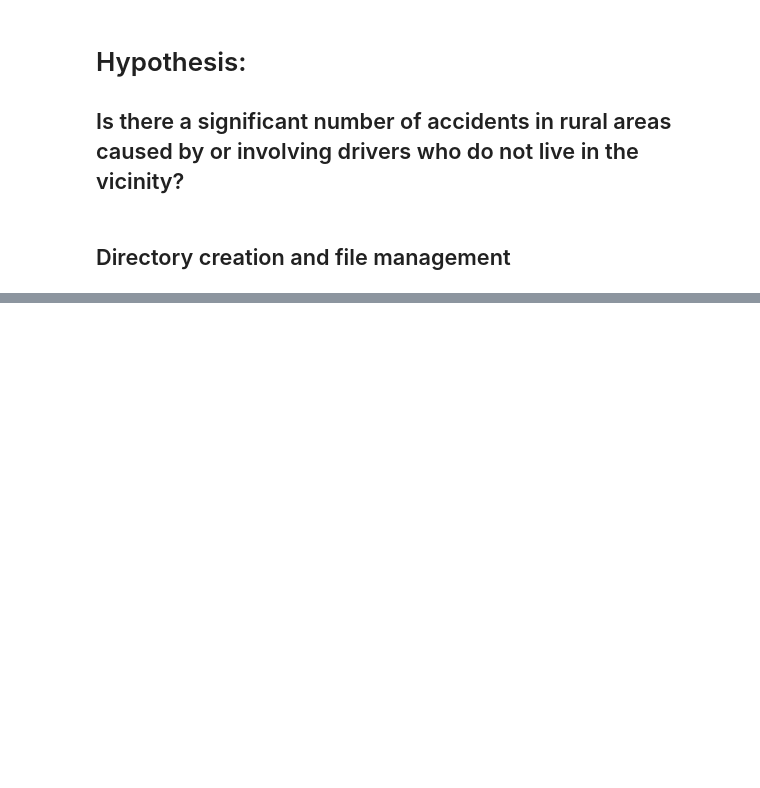
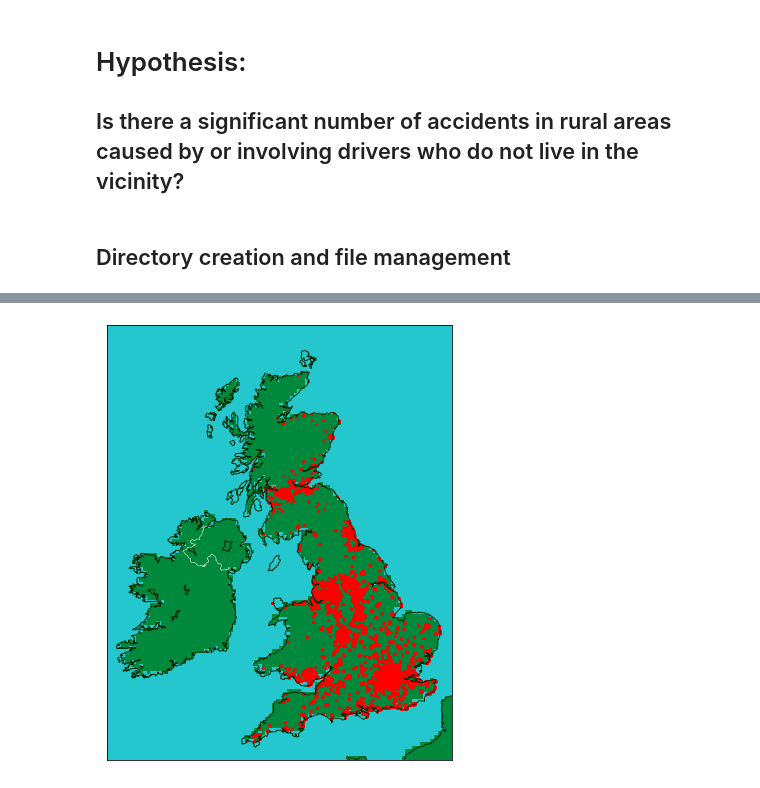
Before and after one commit to jakegodsall/road-traffic-accidents-2019, a Jupyter notebook: notebooks/rural_accidents.ipynb, the cells around one changed output, grey strips where cells are left out. Saved outputs shown, nothing was run; the diff lists cells and outputs as text; code cells hidden in the pictures; blank space fills up the shorter version.

Commit message:
rerun all code after finding problem with cleaned  accidents dataset

```diff
--- a/notebooks/rural_accidents.ipynb
+++ b/notebooks/rural_accidents.ipynb
@@ -96,6 +99,10 @@ rural_accidents.head(5)
 # %%
 # filtering for drivers who do not live in rural areas
 urban_drivers = rural_accidents[rural_accidents.casualty_home_area_type != 3]
+
+urban_accidents = avc.filter(['accident_index', 'latitude', 'longitude',
+                  'urban_or_rural_area', 'casualty_home_area_type',
+                  'casualty_type', 'accident_severity'])[avc.urban_or_rural_area == 1]
 # %%
 urban_drivers
 # %% [output]
@@ -141,0 +141,19 @@ TypeError: unsupported format string passed to Series.__format__
+# %%
+fig = plt.figure(figsize=(8, 8))
+m = Basemap(llcrnrlon=-10.5,llcrnrlat=49.5,urcrnrlon=3.5,urcrnrlat=59.5,
+            resolution='i',projection='tmerc',lon_0=-4.36,lat_0=54.7)
+m.drawcoastlines(color='#012C00')
+m.drawcountries(color='white')
+m.drawlsmask(land_color='#00883D', ocean_color='#23C7CD',lakes=True)
+
+m.scatter(urban_accidents.longitude, urban_accidents.latitude,
+          latlon=True,
+          alpha=1,
+          s=1,
+          marker='o',
+          color='red')
+
+
+fig.savefig(plots_dir / 'urban_accidents')
+# %% [output]
+[figure, added]
```
Also changed, not shown: parts of 14 cells of this notebook, 4 other files.
